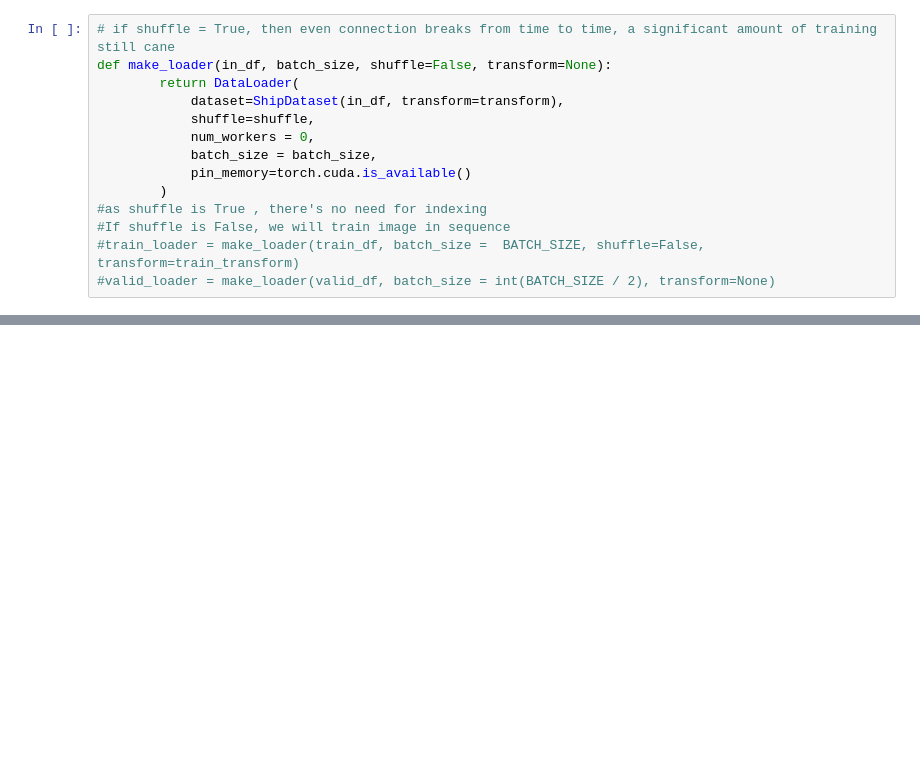
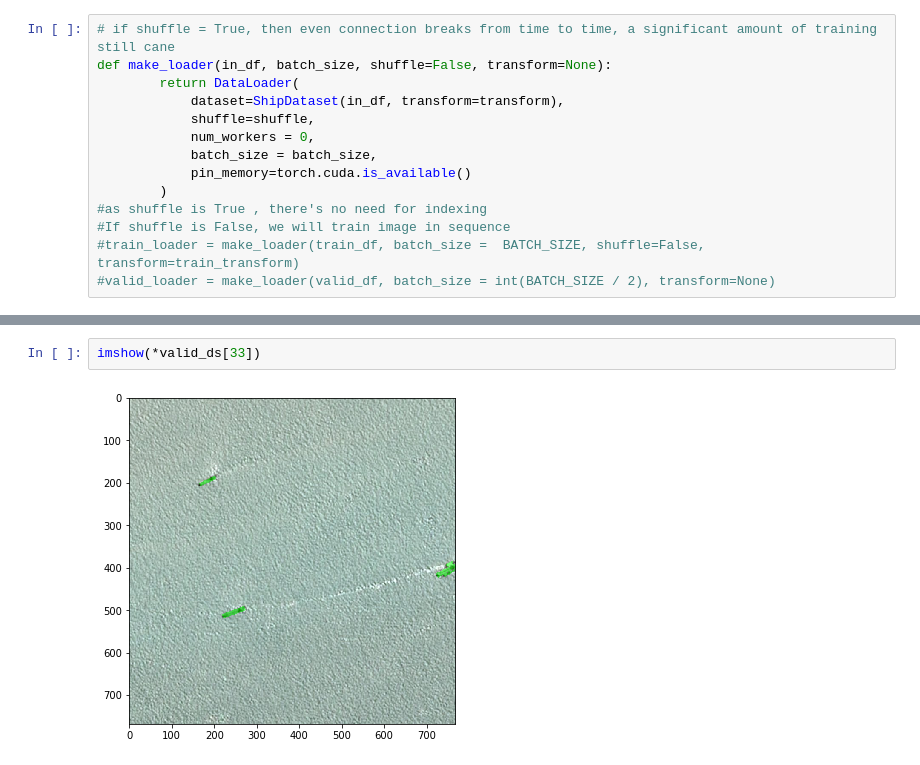
Before and after one commit to forgomania/ECE285-Ship-Detection, a Jupyter notebook: Train_U-Net.ipynb, the cells around one changed output, grey strips where cells are left out. Drawn from its saved outputs; the diff is of its cells as text; blank space fills up the shorter version.

```diff
--- a/Train_U-Net.ipynb
+++ b/Train_U-Net.ipynb
@@ -802,0 +842,4 @@ Restored model, epoch 3, step 1,401
+# %%
+imshow(*valid_ds[33])
+# %% [output]
+[figure, added]
```
Also changed, not shown: parts of 14 cells of this notebook.
